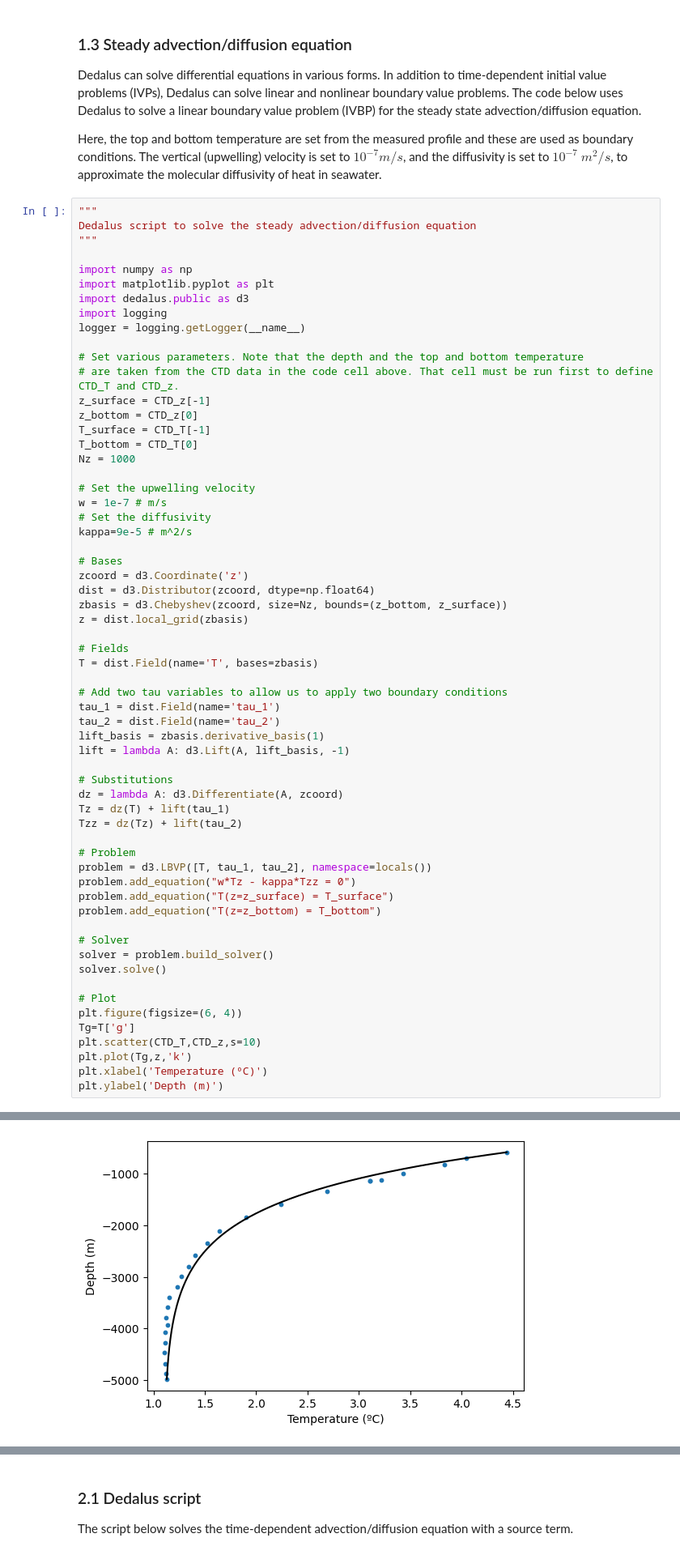
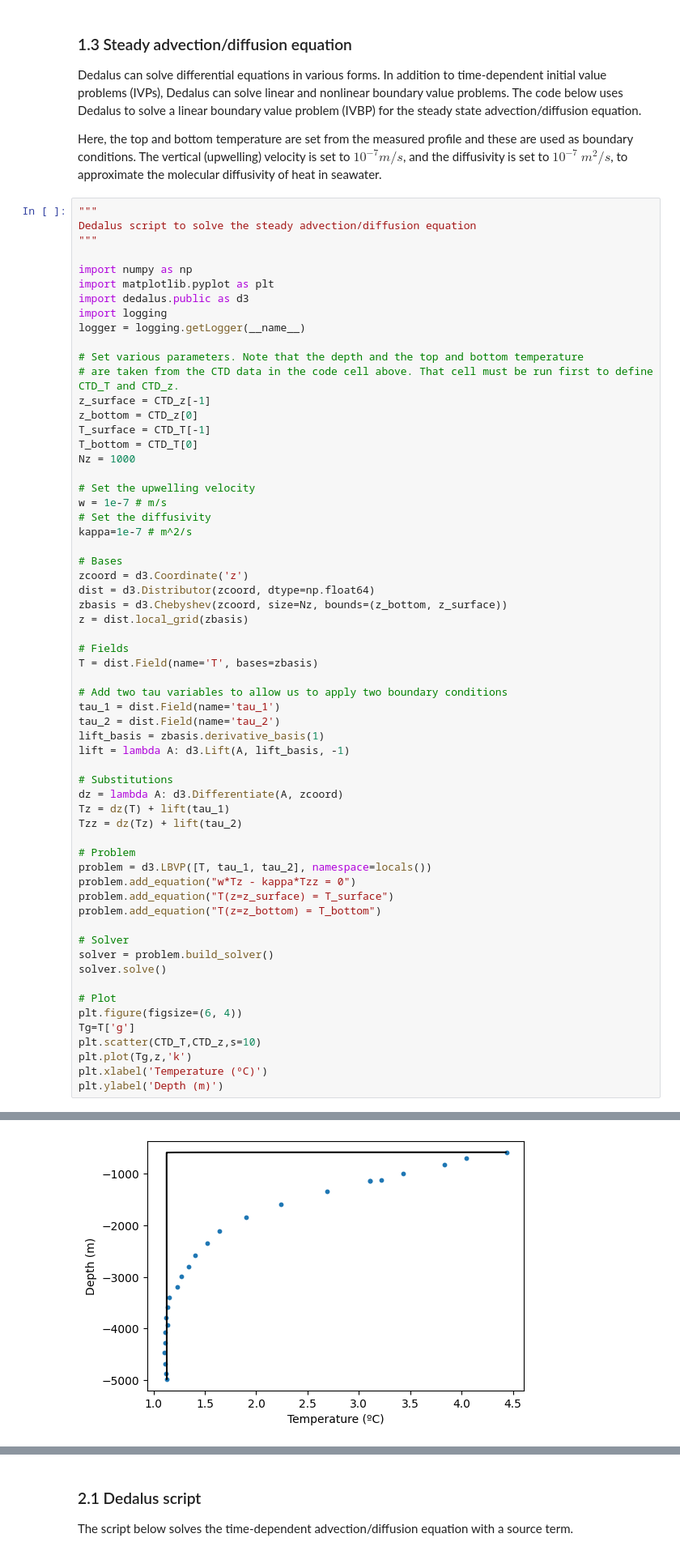
Before and after one commit to benwulmer/QCES, a Jupyter notebook: Project2_transport.ipynb, the cells around one changed output, grey strips where cells are left out. Shown at 81% size. Cells and saved outputs as stored; diff of their text form.

```diff
--- a/Project2_transport.ipynb
+++ b/Project2_transport.ipynb
@@ -119,7 +133,7 @@ Nz = 1000
 # Set the upwelling velocity
 w = 1e-7 # m/s
 # Set the diffusivity
-kappa=9e-5 # m^2/s
+kappa=1e-7 # m^2/s
 
 # Bases
 zcoord = d3.Coordinate('z')
@@ -164,5 +178,5 @@ INFO:subsystems:Building subproblem matrices 1/1 (~100%) Elapsed: 0s, Remaining:
 Text(0, 0.5, 'Depth (m)')
-[figure, old version]
+[figure, new version]
 # %% [markdown]
 ### 1.4 Student investigation
 <a id='section1pt4'></a>
```
Also changed, not shown: parts of 17 cells of this notebook.
